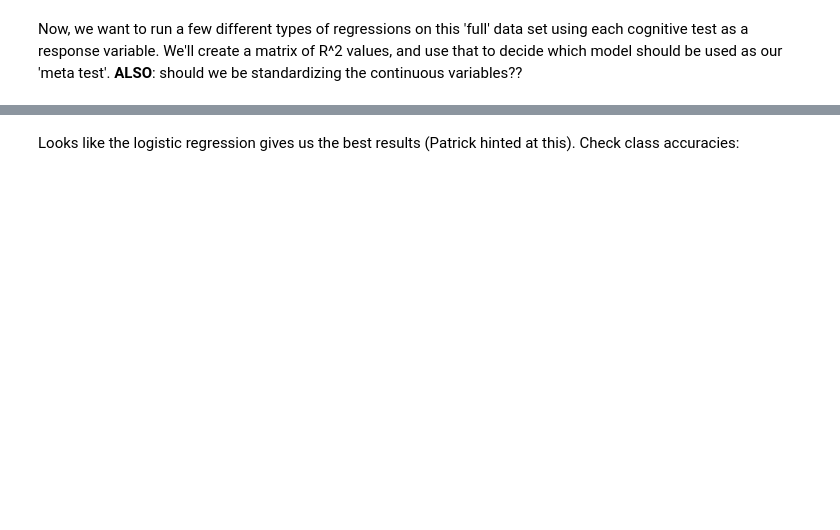
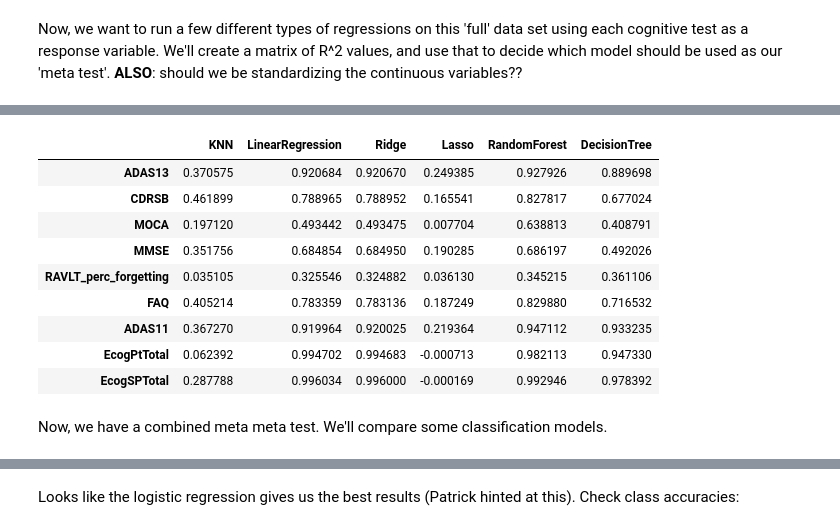
Before and after one commit to agasthyaps/CS109-Final, a Jupyter notebook: ADNI Project (Messing around with Classification).ipynb, the cells around one changed output, grey strips where cells are left out. Saved outputs shown, nothing was run; the diff lists cells and outputs as text; code cells hidden in the pictures; blank space fills up the shorter version.

```diff
--- a/ADNI Project (Messing around with Classification).ipynb
+++ b/ADNI Project (Messing around with Classification).ipynb
@@ -286,0 +288,13 @@ logit.score(x_ts,y_ts)
+# %%
+poop
+# %% [output]
+|  | KNN | LinearRegression | Ridge | Lasso | RandomForest | DecisionTree |
+| ADAS13 | 0.370575 | 0.920684 | 0.920670 | 0.249385 | 0.927926 | 0.889698 |
+| CDRSB | 0.461899 | 0.788965 | 0.788952 | 0.165541 | 0.827817 | 0.677024 |
+| MOCA | 0.197120 | 0.493442 | 0.493475 | 0.007704 | 0.638813 | 0.408791 |
+| MMSE | 0.351756 | 0.684854 | 0.684950 | 0.190285 | 0.686197 | 0.492026 |
+| RAVLT_perc_forgetting | 0.035105 | 0.325546 | 0.324882 | 0.036130 | 0.345215 | 0.361106 |
+| FAQ | 0.405214 | 0.783359 | 0.783136 | 0.187249 | 0.829880 | 0.716532 |
+| ADAS11 | 0.367270 | 0.919964 | 0.920025 | 0.219364 | 0.947112 | 0.933235 |
+| EcogPtTotal | 0.062392 | 0.994702 | 0.994683 | -0.000713 | 0.982113 | 0.947330 |
+| EcogSPTotal | 0.287788 | 0.996034 | 0.996000 | -0.000169 | 0.992946 | 0.978392 |
@@ -286,0 +315,2 @@ logit.score(x_ts,y_ts)
+# %% [markdown]
+Now, we have a combined meta meta test. We'll compare some classification models.
```
Also changed, not shown: parts of 30 cells of this notebook.
